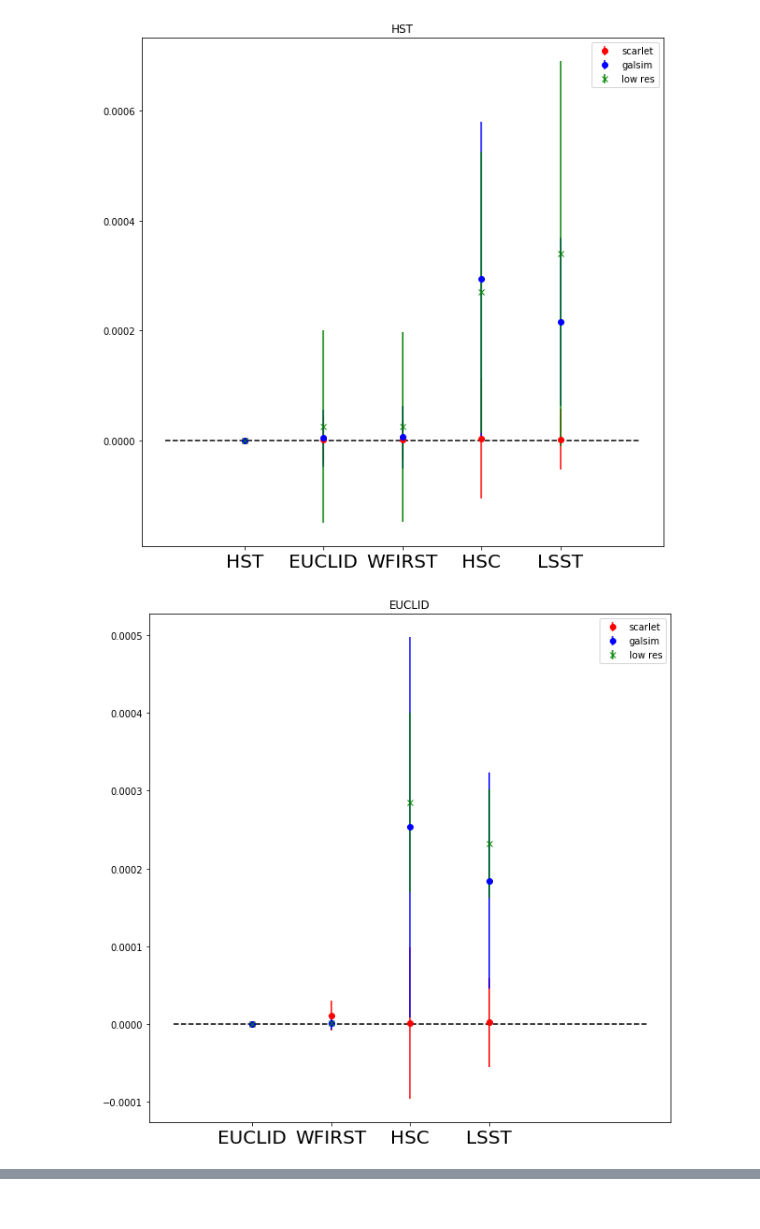
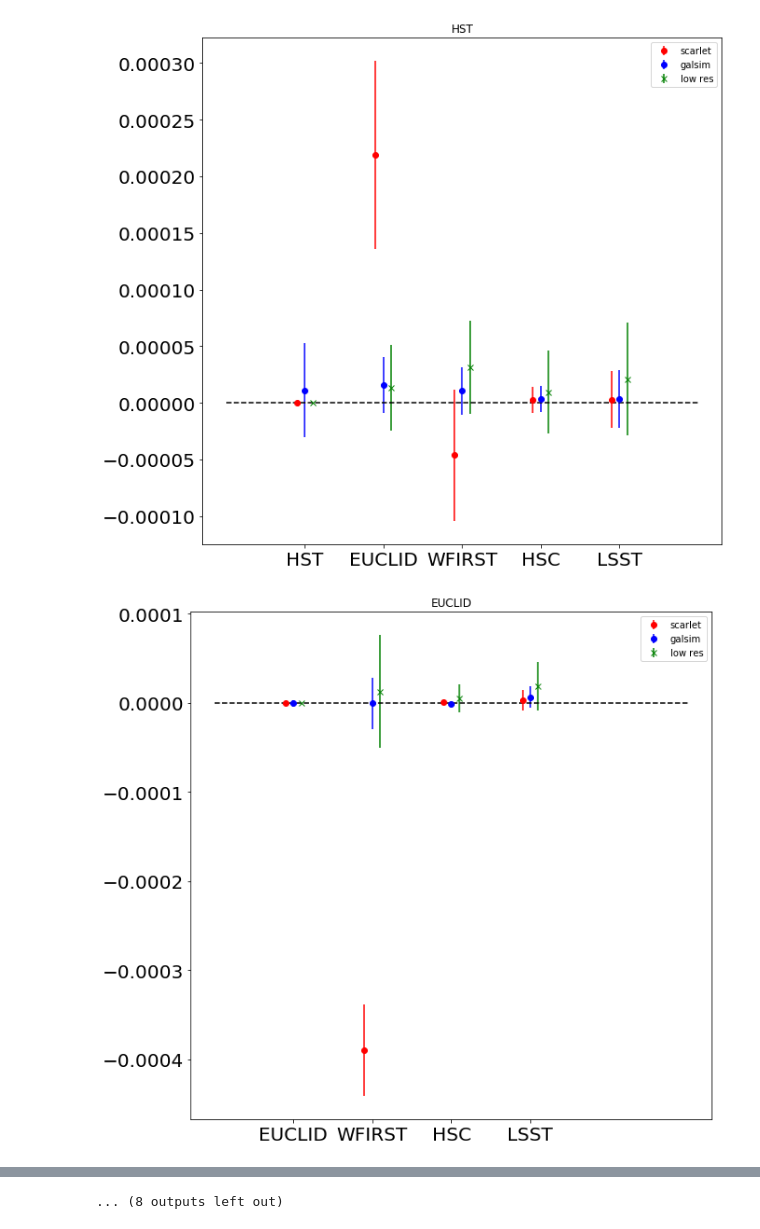
Before and after one commit to herjy/Multi_resolution_comparison, a Jupyter notebook: Reconstruction_comparison.ipynb, the cells around one changed output, grey strips where cells are left out. Saved outputs shown, nothing was run; the diff lists cells and outputs as text; code cells hidden in the pictures.

```diff
--- a/Reconstruction_comparison.ipynb
+++ b/Reconstruction_comparison.ipynb
@@ -181,0 +8,14 @@ def interp_galsim(data_hr, data_lr, diff_psf, angle, h_hr, h_lr):
+# %%
+%pylab inline
+#Loading stuffs
+data_dir='/Users/remy/Desktop/LSST_Project/GalSim/examples/data'
+
+HST, EUCLID, WFIRST, HSC, LSST = gct.load_surveys()
+
+cat = galsim.COSMOSCatalog(dir=data_dir, file_name = 'real_galaxy_catalog_23.5_example.fits')
+
+def mad(x):
+    return scs.median_absolute_deviation(x)
+
+matplotlib.rc('image', cmap='gist_stern')
+matplotlib.rc('image', interpolation='none')
@@ -278,39 +120,53 @@ LR {'name': 'HSC', 'pixel': 0.167, 'psf': 0.62}
 surv_lr = np.array(reconstructions['survey_lr'])
 surv_hr = np.array(reconstructions['survey_hr'])
 n_hrs = np.array(reconstructions['n_hr'])
 truths = np.array(reconstructions['true_flux'])
 truth_lr = np.array(reconstructions['lr_flux'])
 s_fluxs = np.array(reconstructions['s_flux'])
 g_fluxs = np.array(reconstructions['g_flux'])
 s_sdr = np.array(reconstructions['s_sdr'])
 g_sdr = np.array(reconstructions['g_sdr'])
 
-scar_diff = (truths-s_fluxs)**2/truths**2
-gal_diff = (truths-g_fluxs)**2/truths**2
-lr_diff = (truths-truth_lr)**2/truths**2
+scar_diff = (truths-s_fluxs)/truths
+gal_diff = (truths-g_fluxs)/truths
+lr_diff = (truths-truth_lr)/truths
 
 def plot_error_for_survey(x,condition, label = [None, None, None]):
-    errorbar(x, (np.median(scar_diff[condition])), fmt = 'or', label = label[0], yerr = np.std(scar_diff[condition]))
-    errorbar(x, (np.median(gal_diff[condition])), fmt = 'ob', label = label[1], yerr = np.std(gal_diff[condition]))
-    errorbar(x, (np.median(lr_diff[condition])), fmt = 'xg', label = label[2], yerr = np.std(lr_diff[condition]))
+    errorbar(x - 0.1, (np.median(scar_diff[condition])), fmt = 'or', label = label[0], yerr = mad(scar_diff[condition]))
+    errorbar(x , (np.median(gal_diff[condition])), fmt = 'ob', label = label[1], yerr = mad(gal_diff[condition]))
+    errorbar(x + 0.1, (np.median(lr_diff[condition])), fmt = 'xg', label = label[2], yerr = mad(lr_diff[condition]))
     pass
 
 #figure(figsize = (40,10))
-
+s_matrix = np.zeros((np.size(surveys), np.size(surveys)))
+g_matrix = np.zeros((np.size(surveys), np.size(surveys)))
+t_matrix = np.zeros((np.size(surveys), np.size(surveys)))
 for e, hr in enumerate(surveys):
     figure(figsize = (10,10))
     for ee, lr in enumerate(surveys[e:]):
+        s_matrix[e,ee+e] = np.mean(scar_diff[(surv_hr == hr)*(surv_lr == lr)])
+        g_matrix[e,ee+e] = np.mean(gal_diff[(surv_hr == hr)*(surv_lr == lr)])
+        t_matrix[e,ee+e] = np.mean(lr_diff[(surv_hr == hr)*(surv_lr == lr)])
         if ee == 0:
             plot_error_for_survey(ee+1,(surv_hr == hr)*(surv_lr == lr), label = ['scarlet', 'galsim', 'low res'])
         else:
 
             plot_error_for_survey(ee+1,(surv_hr == hr)*(surv_lr == lr))
     names = [l['name'] for j,l in enumerate(surveys[e:])]
     plt.title(hr['name'])
     plt.xticks((np.arange(ee+1)+1), names)
     plot([0,6], [0,0], '--k')
     legend()
     show()
+
+for e, hr in enumerate(surveys):
+    figure(figsize = (10,10))
+    for ee, lr in enumerate(surveys[e:]):
+        plt.title(hr['name'] + ' to ' + lr['name'])
+        plt.plot(scar_diff[(surv_hr == hr)*(surv_lr == lr)], 'or')
+        plt.plot(gal_diff[(surv_hr == hr)*(surv_lr == lr)], 'xb')
+        plt.plot(lr_diff[(surv_hr == hr)*(surv_lr == lr)], 'xg')
+        plt.show()
 # %% [output]
-[figure, old version]
+[figure, new version]
-[figure, old version]
+[figure, new version]
@@ -319,0 +183 @@ for e, hr in enumerate(surveys):
+... (8 outputs left out)
```
Also changed, not shown: parts of 10 cells of this notebook, 3 other files.
